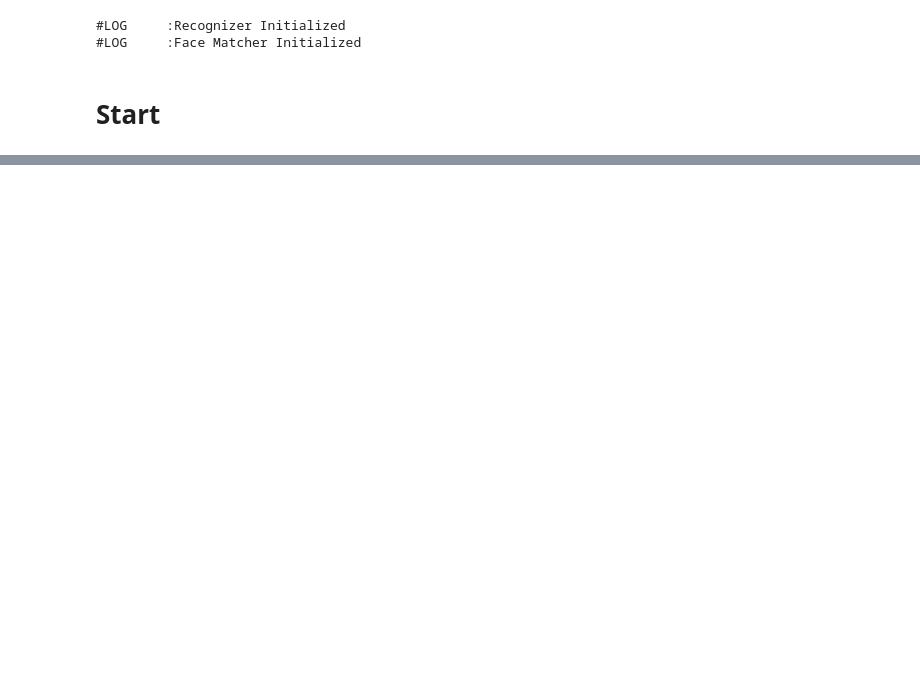
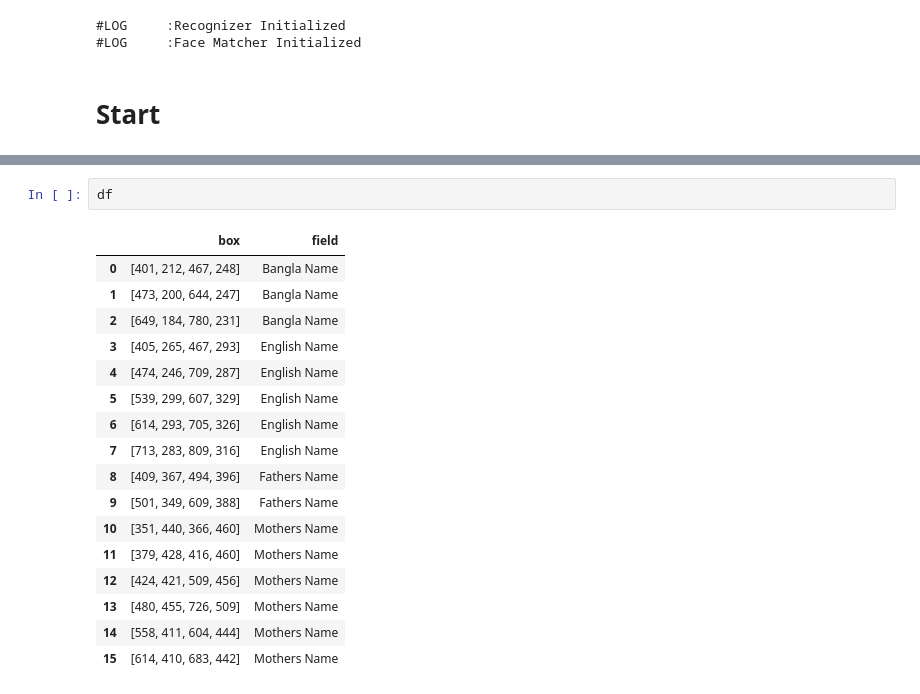
Before and after one commit to mnansary/apsis-nid-ocr, a Jupyter notebook: demo_ocr.ipynb, the cells around one changed output, grey strips where cells are left out. Cells and saved outputs as stored; diff of their text form; blank space fills up the shorter version.

```diff
--- a/demo_ocr.ipynb
+++ b/demo_ocr.ipynb
@@ -111,0 +72,20 @@ org=four_point_transform(org,form)
+# %%
+df
+# %% [output]
+|  | box | field |
+| 0 | [401, 212, 467, 248] | Bangla Name |
+| 1 | [473, 200, 644, 247] | Bangla Name |
+| 2 | [649, 184, 780, 231] | Bangla Name |
+| 3 | [405, 265, 467, 293] | English Name |
+| 4 | [474, 246, 709, 287] | English Name |
+| 5 | [539, 299, 607, 329] | English Name |
+| 6 | [614, 293, 705, 326] | English Name |
+| 7 | [713, 283, 809, 316] | English Name |
+| 8 | [409, 367, 494, 396] | Fathers Name |
+| 9 | [501, 349, 609, 388] | Fathers Name |
+| 10 | [351, 440, 366, 460] | Mothers Name |
+| 11 | [379, 428, 416, 460] | Mothers Name |
+| 12 | [424, 421, 509, 456] | Mothers Name |
+| 13 | [480, 455, 726, 509] | Mothers Name |
+| 14 | [558, 411, 604, 444] | Mothers Name |
+| 15 | [614, 410, 683, 442] | Mothers Name |
```
Also changed, not shown: parts of 13 cells of this notebook, 7 other files.
